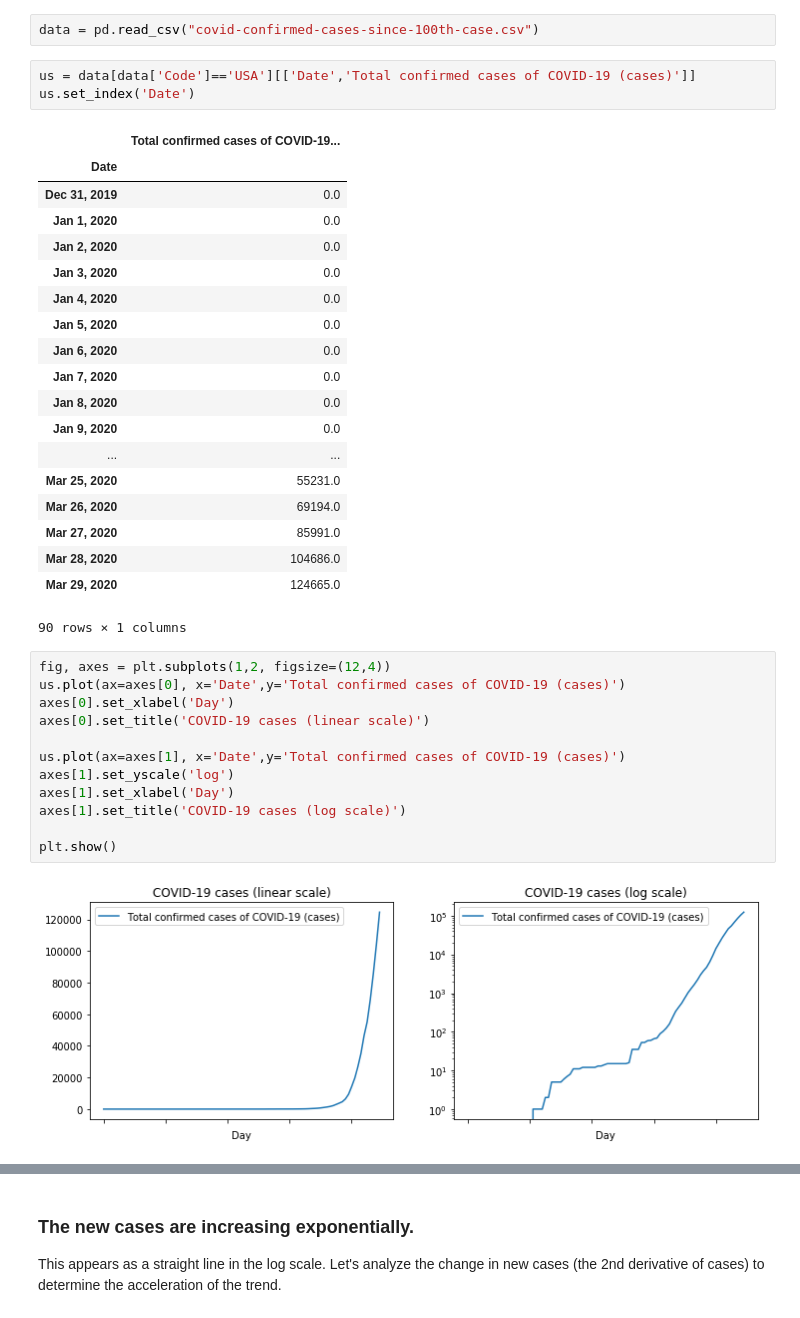
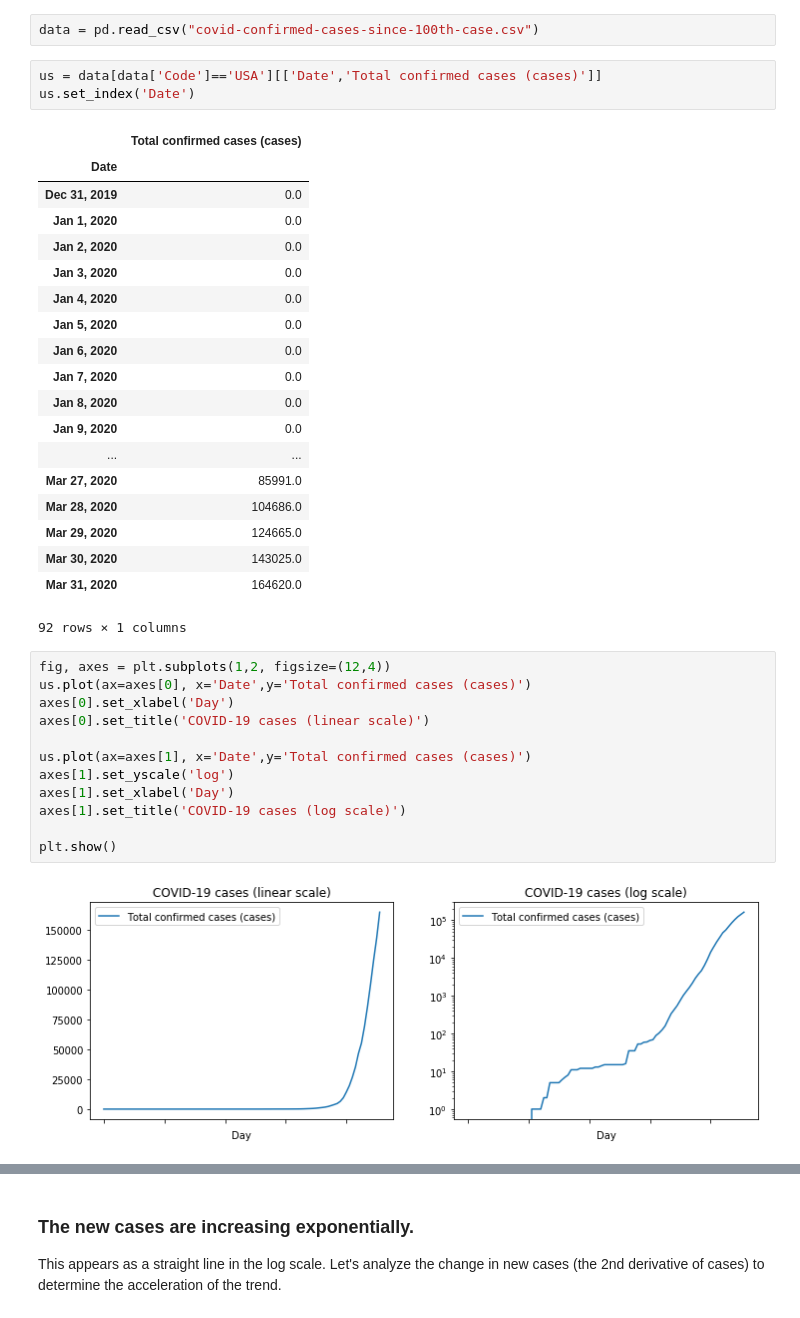
Before and after one commit to snives/Covid19, a Jupyter notebook: Covid19.ipynb, the cells around one changed output, grey strips where cells are left out. Drawn from its saved outputs; the diff is of its cells as text.

Commit message:
updated data changed column name

```diff
--- a/Covid19.ipynb
+++ b/Covid19.ipynb
@@ -15,10 +15,10 @@ import matplotlib.pyplot as plt
 # %%
 data = pd.read_csv("covid-confirmed-cases-since-100th-case.csv")
 # %%
-us = data[data['Code']=='USA'][['Date','Total confirmed cases of COVID-19 (cases)']]
+us = data[data['Code']=='USA'][['Date','Total confirmed cases (cases)']]
 us.set_index('Date')
 # %% [output]
-|  | Total confirmed cases of COVID-19... |
+|  | Total confirmed cases (cases) |
 | Date |  |
 | Dec 31, 2019 | 0.0 |
 | Jan 1, 2020 | 0.0 |
@@ -31,25 +31,25 @@ us.set_index('Date')
 | Jan 8, 2020 | 0.0 |
 | Jan 9, 2020 | 0.0 |
 | ... | ... |
-| Mar 25, 2020 | 55231.0 |
-| Mar 26, 2020 | 69194.0 |
 | Mar 27, 2020 | 85991.0 |
 | Mar 28, 2020 | 104686.0 |
 | Mar 29, 2020 | 124665.0 |
+| Mar 30, 2020 | 143025.0 |
+| Mar 31, 2020 | 164620.0 |
-90 rows × 1 columns
+92 rows × 1 columns
 # %%
 fig, axes = plt.subplots(1,2, figsize=(12,4))
-us.plot(ax=axes[0], x='Date',y='Total confirmed cases of COVID-19 (cases)')
+us.plot(ax=axes[0], x='Date',y='Total confirmed cases (cases)')
 axes[0].set_xlabel('Day')
 axes[0].set_title('COVID-19 cases (linear scale)')
 
-us.plot(ax=axes[1], x='Date',y='Total confirmed cases of COVID-19 (cases)')
+us.plot(ax=axes[1], x='Date',y='Total confirmed cases (cases)')
 axes[1].set_yscale('log')
 axes[1].set_xlabel('Day')
 axes[1].set_title('COVID-19 cases (log scale)')
 
 plt.show()
 # %% [output]
-[figure, old version]
+[figure, new version]
 # %%
 #Calculate the first derivative of cases
```
Also changed, not shown: parts of 4 cells of this notebook, 1 other file.
